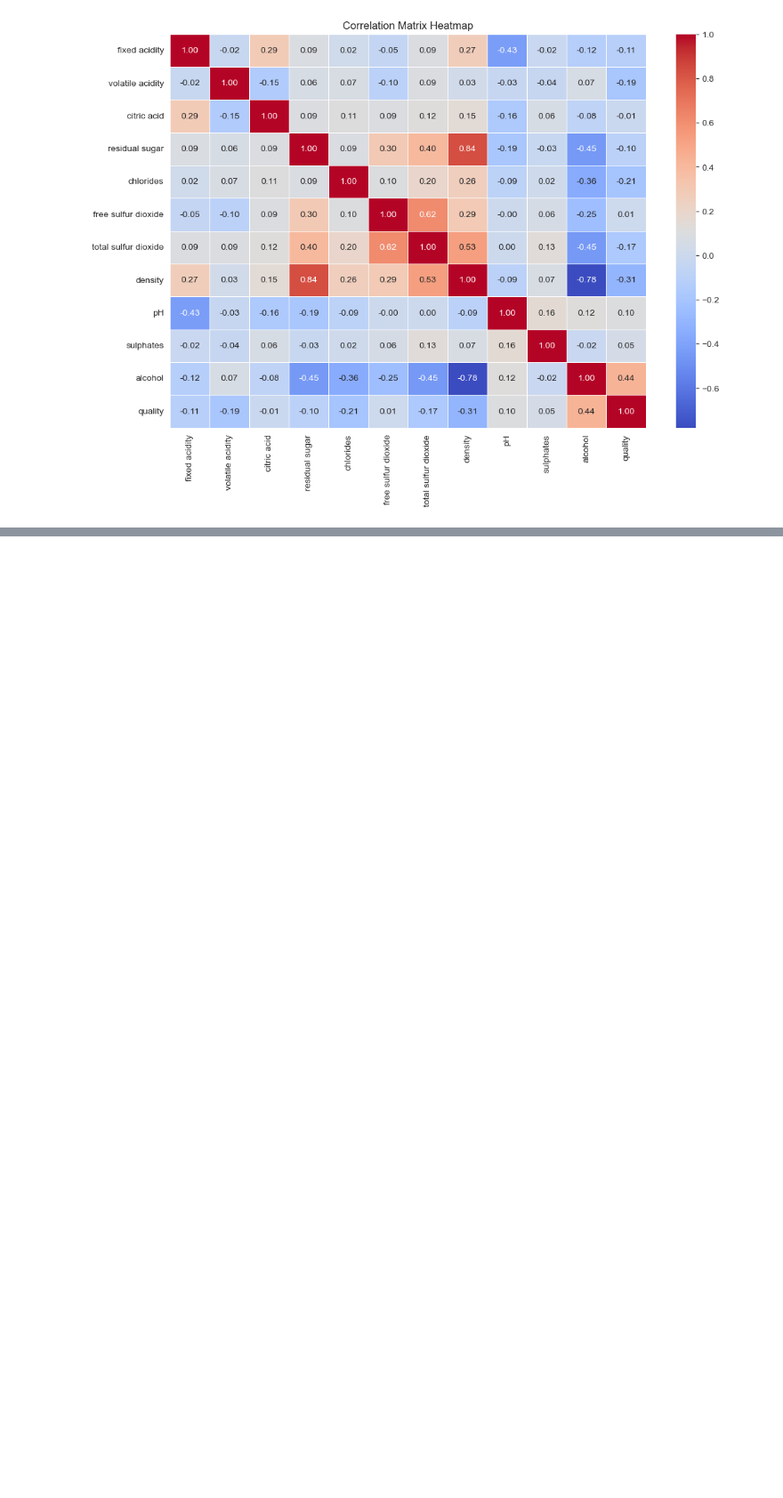
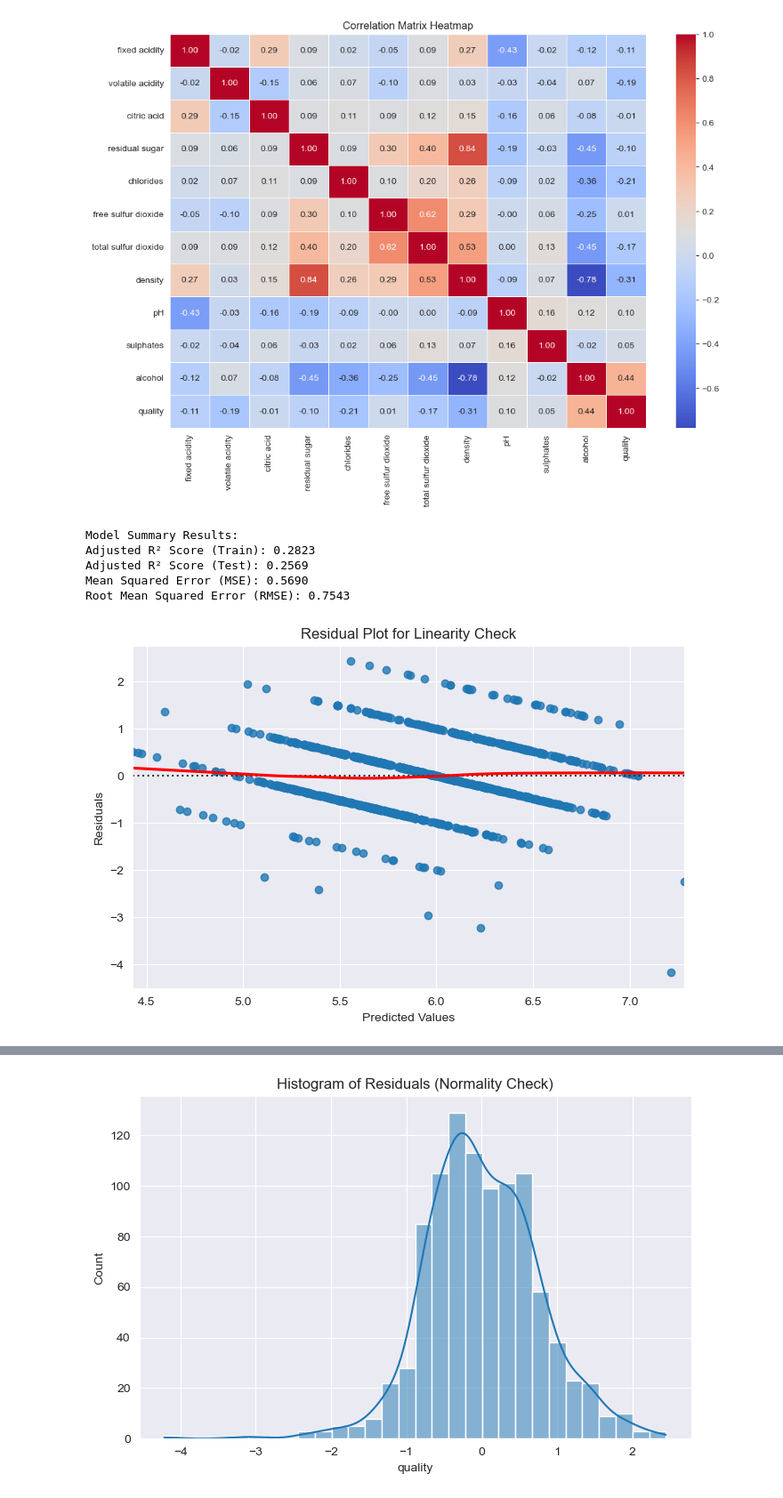
Before and after one commit to shirleychen003/inf412_a3, a Jupyter notebook: inf412a3.ipynb, the cells around one changed output, grey strips where cells are left out. Shown at 89% size. Saved outputs shown, nothing was run; the diff lists cells and outputs as text; code cells hidden in the pictures; blank space fills up the shorter version.

Commit message:
question 1 graphs

```diff
--- a/inf412a3.ipynb
+++ b/inf412a3.ipynb
@@ -67,4 +67,81 @@ quality                 0
 dtype: int64
 [figure]
 # %%
-# PERFORMING MULTIPLE LINEAR REGRESSION (MLR)
+## PERFORMING MULTIPLE LINEAR REGRESSION (MLR)
+# Identify independent (X) and dependent (y) variables
+X = winequality_data.drop(columns=['quality'])
+y = winequality_data['quality']
+
+# Split the dataset into training (80%) and testing (20%) subsets
+X_train, X_test, y_train, y_test = train_test_split(X, y, test_size=0.2, random_state=42)
+
+# Use scikit-learn’s LinearRegression to train the model.
+model = LinearRegression()
+model.fit(X_train, y_train)
+y_pred = model.predict(X_test)
+
+# Compute performance metrics
+# R^2 score on training data
+r2_train = model.score(X_train, y_train)
+# R^2 score on test data
+r2_test = model.score(X_test, y_test)
+# Mean Squared Error
+mse = mean_squared_error(y_test, y_pred)
+# Root Mean Squared Error
+rmse = np.sqrt(mse)
+
+# Adjusted R^2 Score
+adj_r2_train = 1 - (1 - r2_train) * (len(y_train) - 1) / (len(y_train) - X_train.shape[1] - 1)
+adj_r2_test = 1 - (1 - r2_test) * (len(y_test) - 1) / (len(y_test) - X_test.shape[1] - 1)
+
+# Model Summary and Interpreted Results
+print("\nModel Summary Results:")
+print(f"Adjusted R² Score (Train): {adj_r2_train:.4f}")
+print(f"Adjusted R² Score (Test): {adj_r2_test:.4f}")
+print(f"Mean Squared Error (MSE): {mse:.4f}")
+print(f"Root Mean Squared Error (RMSE): {rmse:.4f}")
+
+# ASSUMPTION CHECKS FOR MLR
+# LINEARITY CHECK
+residuals = y_test - y_pred
+plt.figure(figsize=(8, 5))
+sns.residplot(x=y_pred, y=residuals, lowess=True, line_kws={"color": "red"})
+plt.xlabel("Predicted Values")
+plt.ylabel("Residuals")
+plt.title("Residual Plot for Linearity Check")
+plt.show()
+
+# MULTICOLLINEARITY CHECK
+vif_data = pd.DataFrame()
+vif_data["Feature"] = X.columns
+vif_data["VIF"] = [variance_inflation_factor(X.values, i) for i in range(X.shape[1])]
+print("\nVariance Inflation Factor (VIF):")
+print(vif_data)
+
+# NORMALITY OF RESIDUALS
+# Histogram
+plt.figure(figsize=(8, 5))
+sns.histplot(residuals, kde=True, bins=30)
+plt.title("Histogram of Residuals (Normality Check)")
+plt.show()
+
+# Q-Q Plot
+sm.qqplot(residuals, line='45', fit=True)
+plt.title("Q-Q Plot for Normality Check")
+plt.show()
+
+# HOMOSCEDASTICITY CHECK
+plt.figure(figsize=(8, 5))
+plt.scatter(y_pred, residuals, alpha=0.5)
+plt.axhline(y=0, color='red', linestyle='--')
+plt.xlabel("Predicted Values")
+plt.ylabel("Residuals")
+plt.title("Homoscedasticity Check: Residuals vs. Predicted Values")
+plt.show()
+# %% [output]
+Model Summary Results:
+Adjusted R² Score (Train): 0.2823
+Adjusted R² Score (Test): 0.2569
+Mean Squared Error (MSE): 0.5690
+Root Mean Squared Error (RMSE): 0.7543
+[figure, added]
@@ -70,0 +161 @@ dtype: int64
+[figure, added]
```
Also changed, not shown: parts of 1 cell of this notebook.
